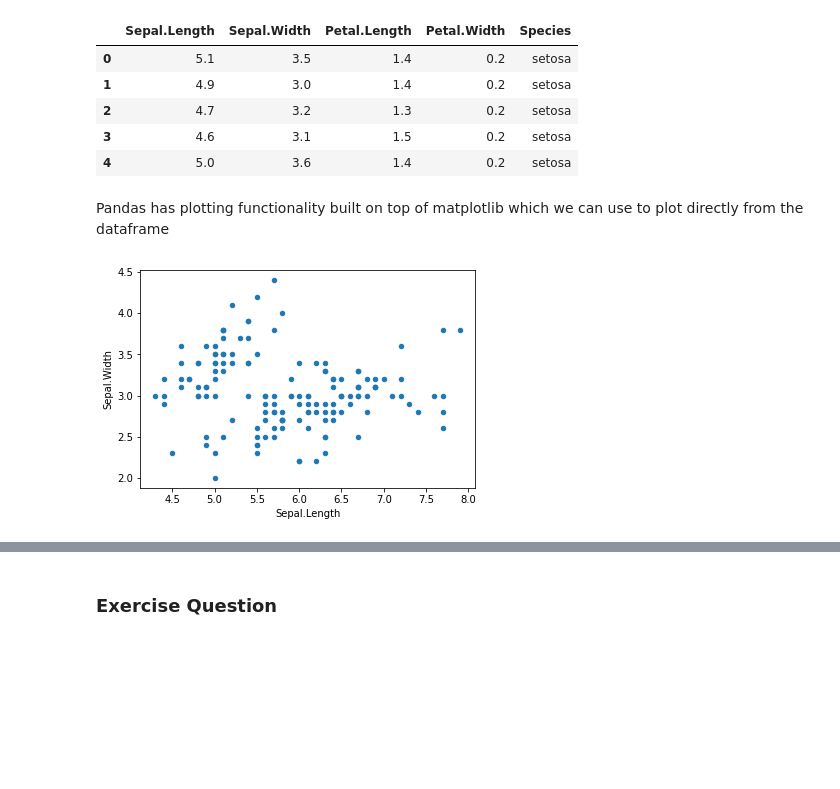
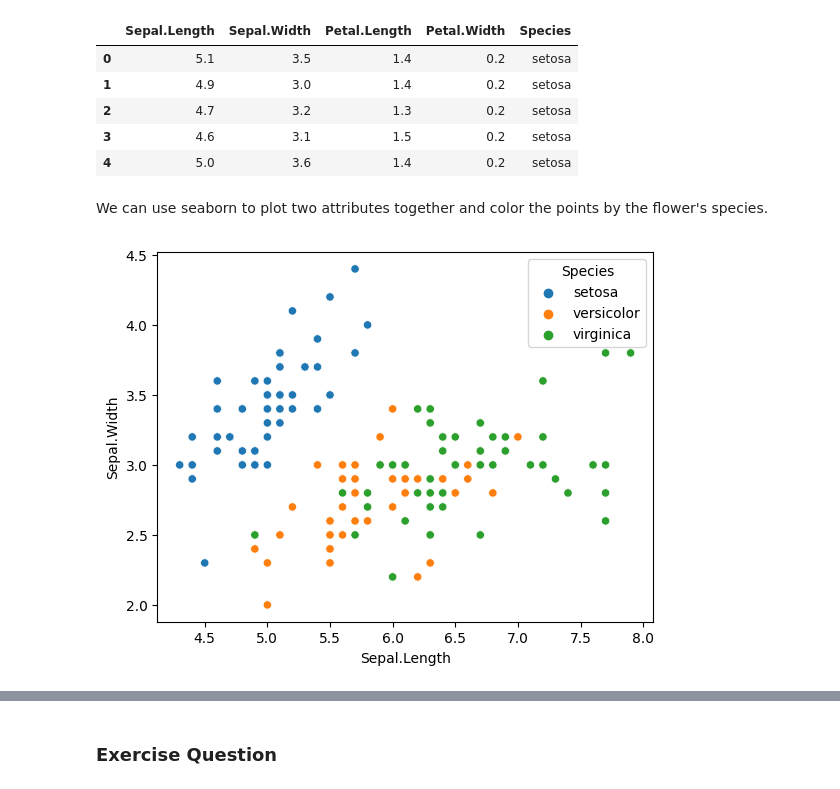
Before and after one commit to michael-holland-dev/CS180, a Jupyter notebook: data_science_labs/data_science_lab_4.ipynb, the cells around one changed output, grey strips where cells are left out. Drawn from its saved outputs; the diff is of its cells as text; code cells hidden in the pictures; blank space fills up the shorter version.

```diff
--- a/data_science_labs/data_science_lab_4.ipynb
+++ b/data_science_labs/data_science_lab_4.ipynb
@@ -64,10 +64,10 @@ df.head()
 | 2 | 4.7 | 3.2 | 1.3 | 0.2 | setosa |
 | 3 | 4.6 | 3.1 | 1.5 | 0.2 | setosa |
 | 4 | 5.0 | 3.6 | 1.4 | 0.2 | setosa |
-# %% [markdown]
-Pandas has plotting functionality built on top of matplotlib which we can use to plot directly from the dataframe
+# %% [markdown]
+We can use seaborn to plot two attributes together and color the points by the flower's species.
 # %%
-df.plot(x='Sepal.Length', y='Sepal.Width', kind='scatter')
+sns.scatterplot(data=df, x='Sepal.Length', y='Sepal.Width', hue='Species')
 plt.show()
 # %% [output]
-[figure, old version]
+[figure, new version]
```
Also changed, not shown: parts of 32 cells of this notebook, 1 other file.
